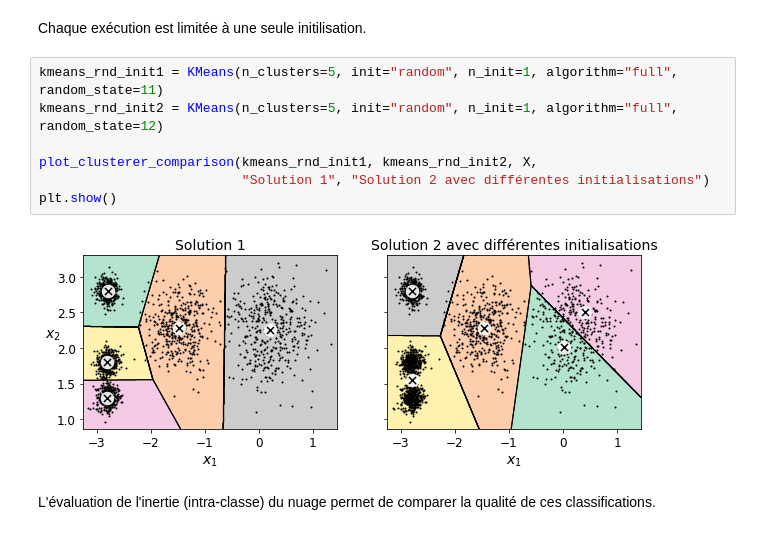
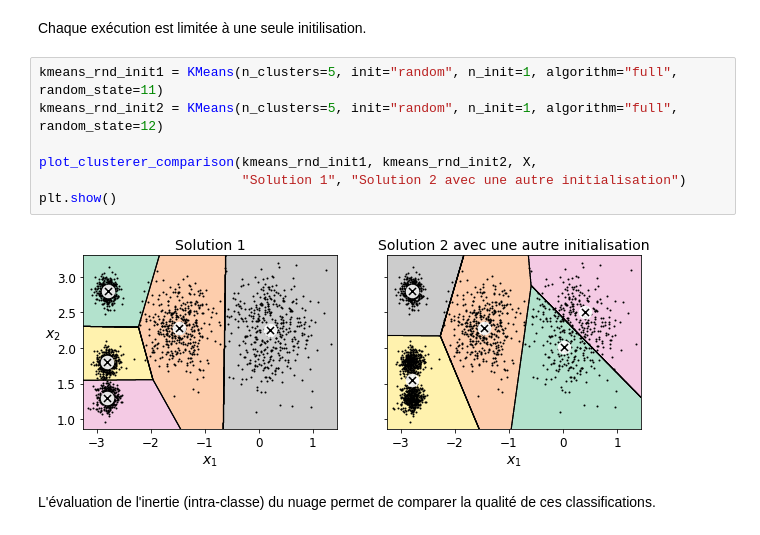
Before and after one commit to wikistat/Exploration, a Jupyter notebook: TutosRudim/Cal5-Python-Classif.ipynb, the cells around one changed output. Drawn from its saved outputs; the diff is of its cells as text.

```diff
--- a/TutosRudim/Cal5-Python-Classif.ipynb
+++ b/TutosRudim/Cal5-Python-Classif.ipynb
@@ -188,12 +188,12 @@ Chaque exécution est limitée à une seule initilisation.
 # %%
 kmeans_rnd_init1 = KMeans(n_clusters=5, init="random", n_init=1, algorithm="full", random_state=11)
 kmeans_rnd_init2 = KMeans(n_clusters=5, init="random", n_init=1, algorithm="full", random_state=12)
 
 plot_clusterer_comparison(kmeans_rnd_init1, kmeans_rnd_init2, X,
-                          "Solution 1", "Solution 2 avec différentes initialisations")
+                          "Solution 1", "Solution 2 avec une autre initialisation")
 plt.show()
 # %% [output]
-[figure, old version]
+[figure, new version]
 # %% [markdown]
 L'évaluation de l'inertie (intra-classe) du nuage permet de comparer la qualité de ces classifications.
 # %%
```
Also changed, not shown: parts of 27 cells of this notebook.
